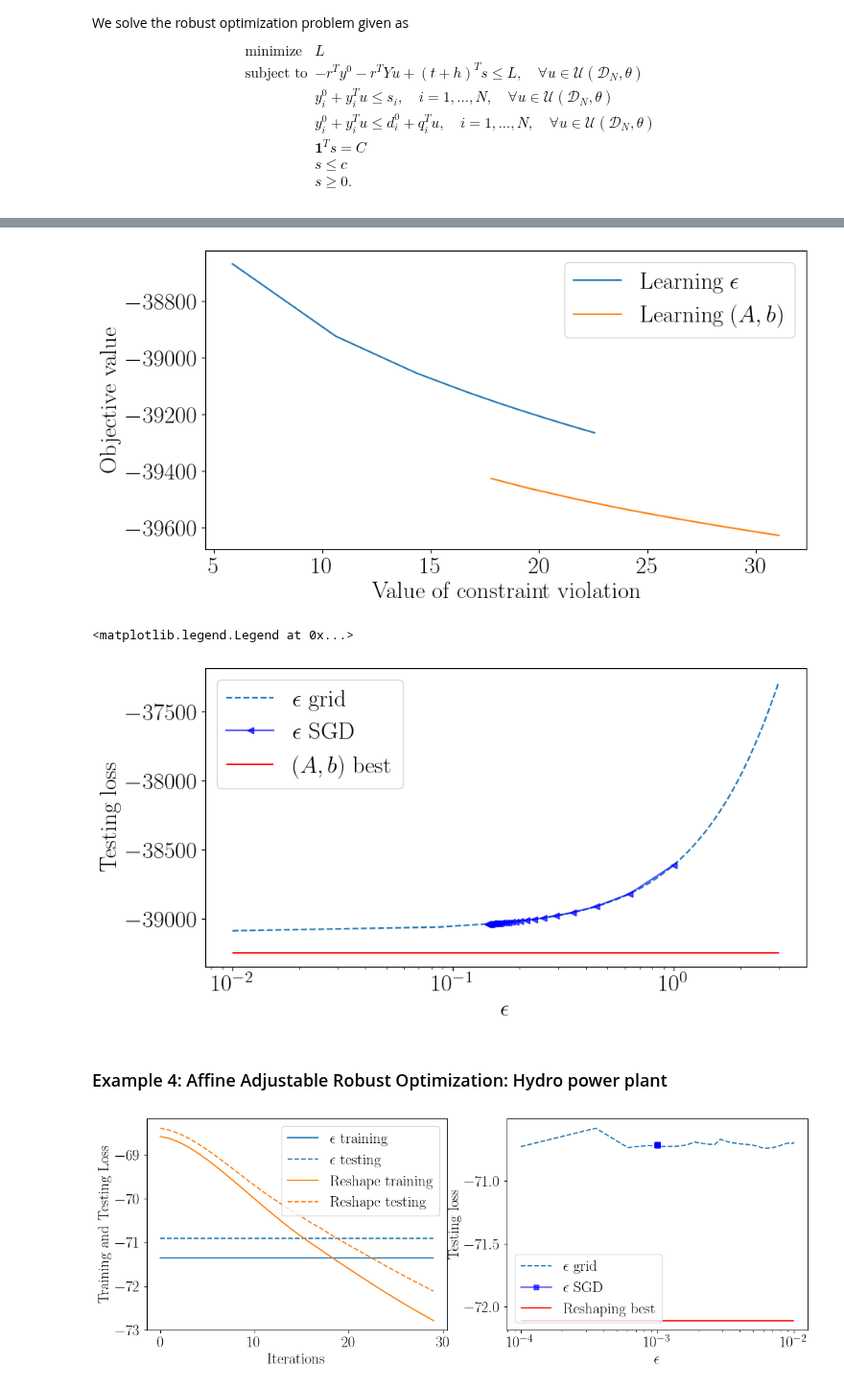
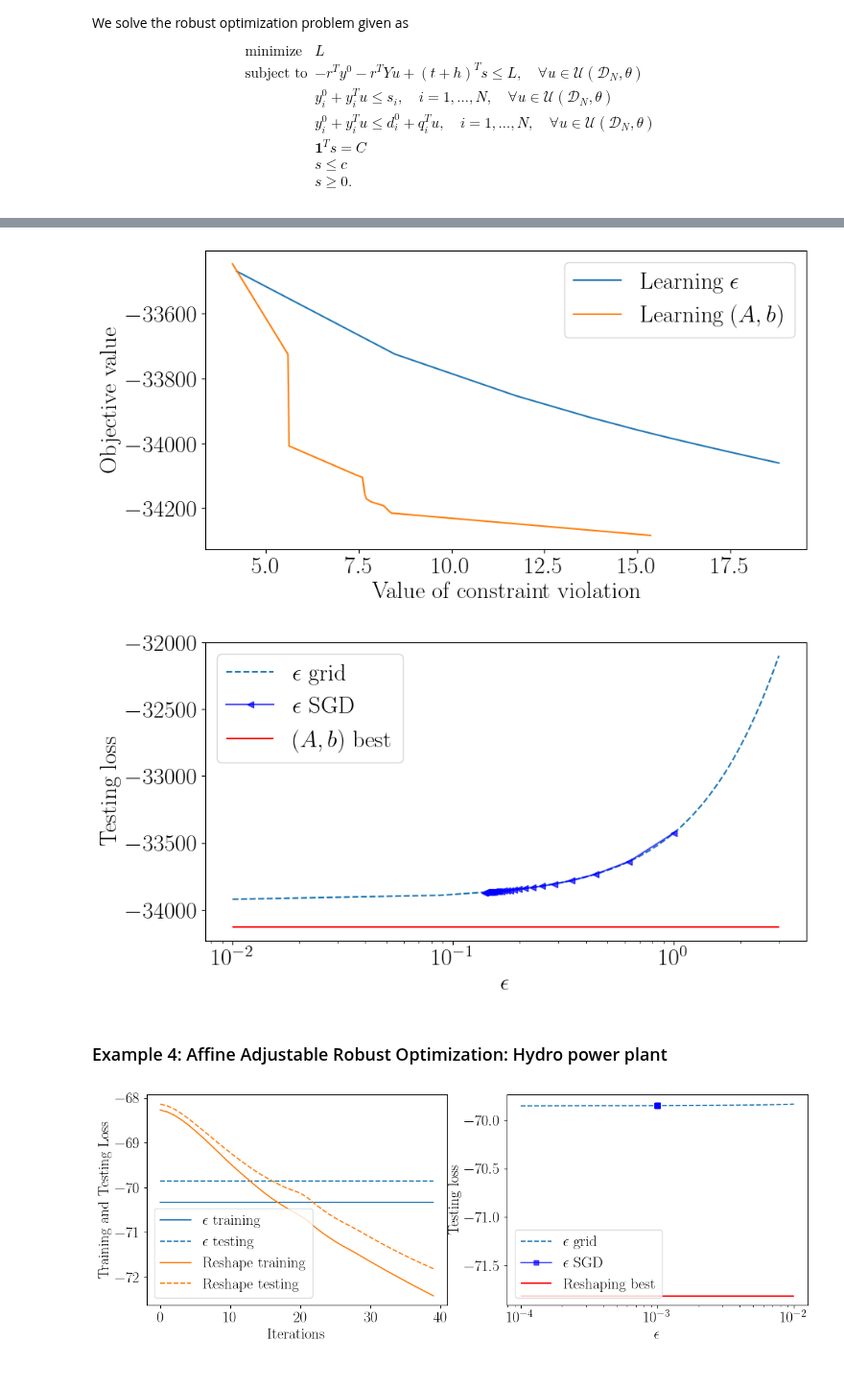
Before and after one commit to stellatogrp/lropt, a Jupyter notebook: examples/experiments/tutorial_learning.ipynb, the cells around one changed output, grey strips where cells are left out. Shown at 96% size. Cells and saved outputs as stored; diff of their text form; code cells hidden in the pictures.

```diff
--- a/examples/experiments/tutorial_learning.ipynb
+++ b/examples/experiments/tutorial_learning.ipynb
@@ -520,5 +492,25 @@ constraints += [x_r >= 0]
 
 prob = lro.RobustProblem(objective, constraints)
 prob.solve()
+# result3.reform_problem.solve()
 x_opt_base = x_r.value
 t_base = t.value
+
+n = 2
+u = lro.UncertainParameter(n,
+                        uncertainty_set=lro.Ellipsoidal(p=2,
+                                                    A = A_fin, b = b_fin))
+# Formulate the Robust Problem
+x_r = cp.Variable(n)
+t = cp.Variable()
+
+objective = cp.Minimize(t)
+
+constraints = [cp.maximum(k@x_r - p@x_r, k@x_r - p@u) <= t]
+constraints += [x_r >= 0]
+
+prob = lro.RobustProblem(objective, constraints)
+prob.solve()
+# result3.reform_problem.solve()
+x_opt_learned = x_r.value
+t_learned = t.value
@@ -525,6 +537,6 @@ t_base = t.value
 # %%
 plt.figure(figsize=(5, 5))
-n = 100
+n = 25
 offset = 2
 x_min, x_max = np.min(data[:,0]) - offset, np.max(data[:,0]) + offset
 y_min, y_max = np.min(data[:,1]) - offset, np.max(data[:,1]) + offset
@@ -552,12 +564,14 @@ plt.title("Original and reshaped sets")
 # Set x axis label for the contour plot
 plt.xlabel(r"$u_1$")
 # Set y axis label for the contour plot
-
+import seaborn as sns
 plt.ylabel(r"$u_2$")
 # plt.ylim(-20,40)
 # plt.xlim(-20,40)
 plt.contour(x,y,fin_set, [1], colors = ["tab:orange"])
 plt.contour(x,y,init_set, [1], colors = ["tab:blue"])
+# plt.pcolormesh(g_level_learned, alpha = 0.5)
+# plt.pcolormesh(g_level_base, alpha = 0.5)
 plt.contour(x,y,g_level_learned, [t_learned], colors = ["tab:orange"])
 plt.contour(x,y,g_level_base, [t_base], colors = ["tab:blue"])
 plt.scatter(data[:,0],data[:,1])
@@ -697,14 +756,16 @@ plt.rcParams.update({
     "font.size":22,
     "font.family": "serif"
 })
+new = pareto_frontier(df1['Violations'],df1['Opt_val'])
 plt.figure(figsize=(10,5))
 plt.plot(df_r2['Violations'], df_r2['Opt_val'], color="tab:blue", label=r"Learning $\epsilon$")
-plt.plot(df_r1['Violations'], df_r1['Opt_val'], color="tab:orange", label=r"Learning $(A,b)$")
+# plt.plot(df_r1['Violations'], df_r1['Opt_val'], color="tab:orange" )
+plt.plot(new[0], new[1], color="tab:orange", label=r"Learning $(A,b)$")
 plt.ylabel("Objective value")
 # ax2.set_xlim([-1,20])
 plt.xlabel("Value of constraint violation")
 plt.legend(loc = "upper right")
-# plt.savefig("Inventory.pdf",bbox_inches='tight')
+plt.savefig("Inventory.pdf",bbox_inches='tight')
 plt.show()
 plt.figure(figsize=(10, 5))
 
@@ -717,11 +778,10 @@ plt.xscale("log")
 plt.xlabel("$\epsilon$")
 plt.ylabel("Testing loss")
 plt.legend()
-# plt.savefig("Inventory_train.pdf",bbox_inches='tight')
+plt.savefig("Inventory_train.pdf",bbox_inches='tight')
 # %% [output]
-[figure, old version]
+[figure, new version]
-<matplotlib.legend.Legend at 0x...>
-[figure, old version]
+[figure, new version]
 # %% [markdown]
 ### Example 4: Affine Adjustable Robust Optimization: Hydro power plant
 # %%
@@ -775,10 +835,9 @@ objective = cp.Minimize(tau)
 
 # formulate constraints
 constraints = [-cp.sum([c[t]*x0[t] + c[t]*x[t]@P[t]@u for t in range(T)]) <= tau]
+constraints += [cp.maximum(*[l0 - lhigh + np.ones(t+1)@P[t]@u - cp.sum([x0[i] + x[i]@P[i]@u for i in range(t+1)]) for t in range(T)], *[llow - l0 - np.ones(t+1)@P[t]@u  + cp.sum([x0[i] + x[i]@P[i]@u for i in range(t+1)]) for t in range(T)]) <= 0]
 for t in range(T):
-    constraints += [l0 - lhigh + np.ones(t+1)@P[t]@u - cp.sum([x0[i] + x[i]@P[i]@u for i in range(t+1)]) <= 0]
-    constraints += [llow - l0 - np.ones(t+1)@P[t]@u  + cp.sum([x0[i] + x[i]@P[i]@u for i in range(t+1)]) <= 0]
-    constraints += [x0[t] + x[t]@P[t]@u >= 0]
+    constraints += [-x0[t] - x[t]@P[t]@u <= 0]
 
 # formulate Robust Problem
 prob = lro.RobustProblem(objective, constraints)
@@ -788,18 +847,18 @@ s = 1
 init = sc.linalg.sqrtm(sc.linalg.inv(np.cov(data.T)))
 init_b = -init@np.mean(data, axis=0)
 # Train only epsilon
-result = prob.train(eps = True, lr = 0.001, step=30, momentum = 0.8, optimizer = "SGD", initeps = 0.001, seed = s)
-df_eps  = result.df
+# result = prob.train(eps = True, lr = 0.001, step=30, momentum = 0.8, optimizer = "SGD", initeps = 0.001, seed = s)
+# df_eps  = result.df
 # Train A and b
-result1 = prob.train(lr = 0.001, step=30, momentum = 0.8, optimizer = "SGD", initA = init, initb = init_b, seed = s)
+result1 = prob.train(lr = 0.001, step=40, momentum = 0.8, optimizer = "SGD", initA = init, initb = init_b, seed = s, fixb = False)
 df1 = result1.df
 A_fin = result1.A
 b_fin = result1.b
 
-result2 = prob.train(eps = True, lr = 0.001, step=30, momentum = 0.8, optimizer = "SGD", seed = s, initA = A_fin, initb = b_fin)
+result2 = prob.train(eps = True, lr = 0.001, step=40, momentum = 0.8, optimizer = "SGD", seed = s, initA = A_fin, initb = b_fin)
 df_r1 = result2.df
 
-result3 = prob.train(eps = True, lr = 0.001, step=30, momentum = 0.8, optimizer = "SGD", seed = s, initA = init, initb = init_b, initeps = 0.001)
+result3 = prob.train(eps = True, lr = 0.001, step=40, momentum = 0.8, optimizer = "SGD", seed = s, initA = init, initb = init_b, initeps = 0.001)
 df_r2 = result3.df
 # Grid search epsilon
 result4 = prob.grid(epslst = np.linspace(0.0001, 0.01, 40), initA = init, initb = init_b, seed = s)
@@ -809,31 +868,31 @@ dfgrid2 = result5.df
 # %%
 
 # Plot results
 plt.rcParams.update({
     "text.usetex":True,
 
     "font.size":18,
     "font.family": "serif"
 })
 fig, (ax1, ax2) = plt.subplots(1, 2, figsize=(14, 4.5))
-ax1.plot(df_eps['step'], df_eps['Loss_val'], color="tab:blue", label=r"$\epsilon$ training")
-ax1.plot(df_eps['step'], df_eps['Eval_val'], linestyle='--', color="tab:blue", label=r"$\epsilon$ testing")
+ax1.plot(df_r2['step'], df_r2['Loss_val'], color="tab:blue", label=r"$\epsilon$ training")
+ax1.plot(df_r2['step'], df_r2['Eval_val'], linestyle='--', color="tab:blue", label=r"$\epsilon$ testing")
 ax1.plot(df1['step'], df1['Loss_val'], color="tab:orange", label="Reshape training")
 ax1.plot(df1['step'], df1['Eval_val'], linestyle='--', color="tab:orange", label="Reshape testing")
 ax1.legend()
 ax1.set_xlabel("Iterations")
 ax1.set_ylabel("Training and Testing Loss")
 
 styles = ["s",'o',"^","v","<",">","o",'s',"^","v","<",">"]
 j=0
 ax2.plot(dfgrid["Eps"], dfgrid["Eval_val"], color = colors[j], linestyle='--',label="$\epsilon$ grid")
 ax2.plot(df_r2["A_norm"],df_r2["Eval_val"], linestyle='-', marker=styles[j], color = "blue", label="$\epsilon$ SGD",alpha = 0.7)
 ax2.hlines( xmin = np.min(dfgrid["Eps"]), xmax = np.max(dfgrid["Eps"]), y = np.min(df1["Eval_val"]), label = "Reshaping best", color= "red")
 ax2.set_xlabel("$\epsilon$")
 ax2.set_ylabel("Testing loss")
 ax2.set_xscale("log")
 ax2.legend()
 plt.show()
 # %% [output]
-[figure, old version]
+[figure, new version]
 # %%
```
Also changed, not shown: parts of 27 cells of this notebook, 36 other files.
